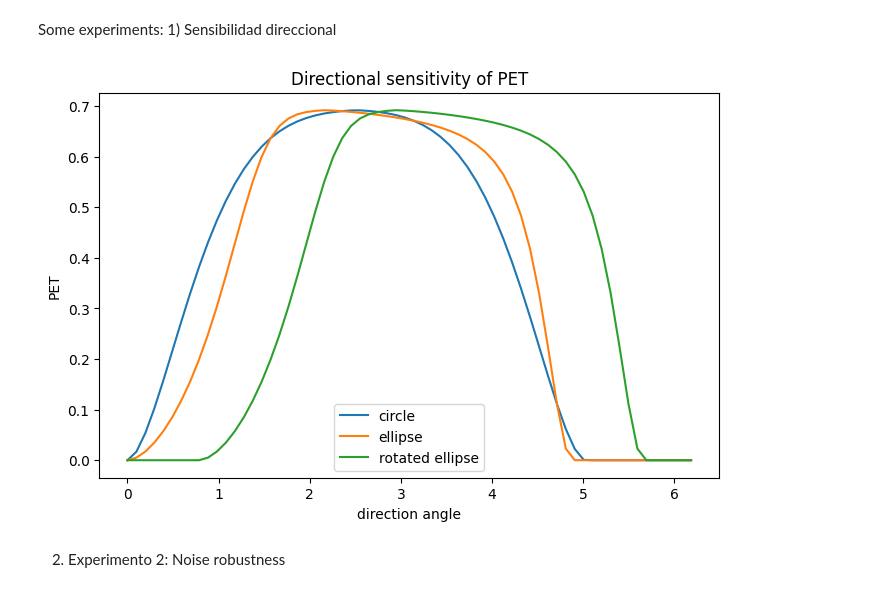
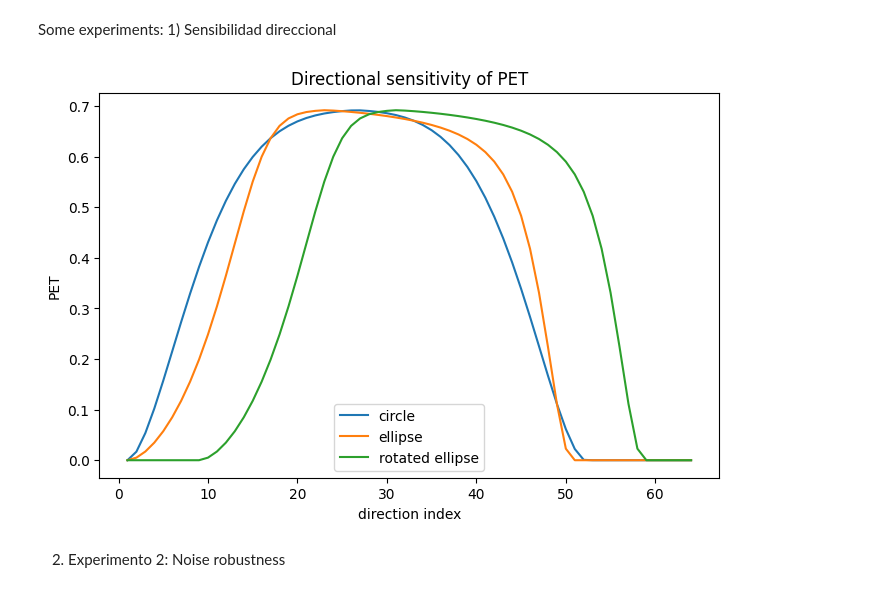
Before and after one commit to victosdur/PET, a Jupyter notebook: pet.ipynb, the cells around one changed output. Cells and saved outputs as stored; diff of their text form; code cells hidden in the pictures.

```diff
--- a/pet.ipynb
+++ b/pet.ipynb
@@ -173,36 +624,38 @@ def compute_pet_from_shape(x, y, layer, num_directions=64):
         layer,
         num_directions=num_directions
     )
 
     return PET_values.numpy(), angles
 
 def experiment_directional_sensitivity(layer):
 
     shapes = {
         "circle": generate_circle(),
         "ellipse": generate_ellipse(a=2, b=1),
         "rotated ellipse": generate_ellipse(a=2, b=1, rotation=np.pi/4)
     }
 
     plt.figure(figsize=(8,5))
 
     for name, (x, y) in shapes.items():
         pet, angles = compute_pet_from_shape(x, y, layer)
-        plt.plot(angles, pet, label=name)
+        direction_index = np.arange(1, len(pet) + 1)
+        plt.plot(direction_index, pet, label=name)
 
     plt.legend()
-    plt.xlabel("direction angle")
+    plt.xlabel("direction index")
     plt.ylabel("PET")
     plt.title("Directional sensitivity of PET")
+    plt.savefig("figures/sensitivity.jpg")
     plt.show()
 
 n_points = 400
 layer = build_lowerstar_layer(n_points)
 
 # Run all experiments
 experiment_directional_sensitivity(layer)
 # %% [output]
-[figure, old version]
+[figure, new version]
 # %% [markdown]
 2) Experimento 2: Noise robustness
 # %%
```
Also changed, not shown: parts of 12 cells of this notebook, 9 other files.
